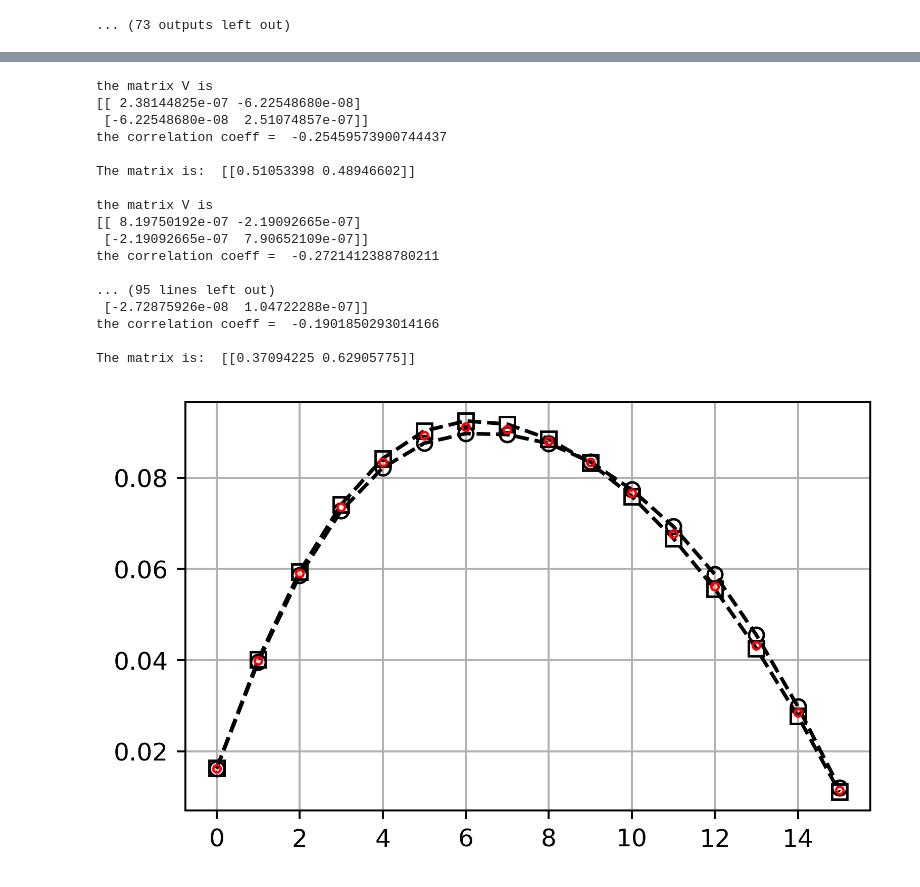
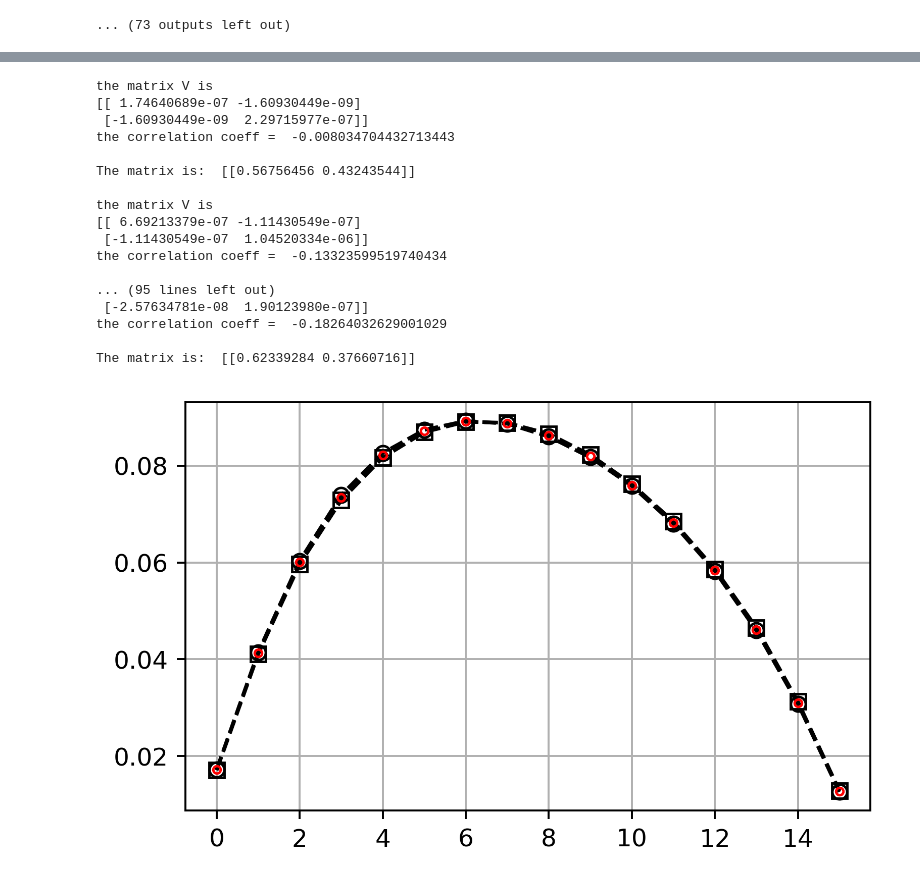
Before and after one commit to jfaulkner31/MonteCarloXenon, a Jupyter notebook: openmc_RIE/rie_simulation/rei.ipynb, the cells around one changed output, grey strips where cells are left out. Drawn from its saved outputs; the diff is of its cells as text; code cells hidden in the pictures.

```diff
--- a/openmc_RIE/rie_simulation/rei.ipynb
+++ b/openmc_RIE/rie_simulation/rei.ipynb
@@ -427,8 +427,3 @@ for idx, this_dt in enumerate(dt):
  Reading Gd152 from /home/jonathon/openmc_xs/endfb-vii.1-hdf5/neutron/Gd152.h5
  WARNING: Negative value(s) found on probability table for nuclide Eu156 at 600K
 ... (73 outputs left out)
-# %%
-import pickle as pkl
-with open('../chain_gen/FINAL_CHAIN.pkl', 'rb') as f:
-  fakefluxes, chain = pkl.load(f)
-fakefluxes
@@ -456,50 +430,50 @@ chain*16
 # %%
 
 regr = Regression()
-with open('results/res_s0_i0.pkl', 'rb') as f:
+with open('results/res_s2_i0.pkl', 'rb') as f:
   res0 = pkl.load(f)
-with open('results/res_s0_i1.pkl', 'rb') as f:
+with open('results/res_s2_i1.pkl', 'rb') as f:
   res1 = pkl.load(f)
 res0 = regr.normalize_res(res=res0, val=1.0)
 res1 = regr.normalize_res(res=res1, val=1.0)
 flux0 = regr.get_avg(res0, val=1.0)
 flux1 = regr.get_avg(res1, val=1.0)
 
 I = [flux0, flux1]
 res_list = [res0, res1]
 
 new = []
 coeffs = []
 for f in range(16):
   flux_f, coef = regr.get_new_I(N=500, start=500, F=res_list, I=I, f=f)
   new.append(flux_f[0][0])
   coeffs.append(coef)
 
 import matplotlib.pyplot as plt
 plt.figure(figsize=(5,3), dpi=350)
 plt.plot(flux0, 'ko--', markerfacecolor='none')
 plt.plot(flux1, 'ks--', markerfacecolor='none')
 plt.plot(new, 'r.', markerfacecolor='none')
 plt.grid()
 # %% [output]
 the matrix V is
-[[ 2.38144825e-07 -6.22548680e-08]
- [-6.22548680e-08  2.51074857e-07]]
-the correlation coeff =  -0.25459573900744437
+[[ 1.74640689e-07 -1.60930449e-09]
+ [-1.60930449e-09  2.29715977e-07]]
+the correlation coeff =  -0.008034704432713443
 
-The matrix is:  [[0.51053398 0.48946602]]
+The matrix is:  [[0.56756456 0.43243544]]
 
 the matrix V is
-[[ 8.19750192e-07 -2.19092665e-07]
- [-2.19092665e-07  7.90652109e-07]]
-the correlation coeff =  -0.2721412388780211
+[[ 6.69213379e-07 -1.11430549e-07]
+ [-1.11430549e-07  1.04520334e-06]]
+the correlation coeff =  -0.13323599519740434
 
 ... (95 lines left out)
- [-2.72875926e-08  1.04722288e-07]]
-the correlation coeff =  -0.1901850293014166
+ [-2.57634781e-08  1.90123980e-07]]
+the correlation coeff =  -0.18264032629001029
 
-The matrix is:  [[0.37094225 0.62905775]]
+The matrix is:  [[0.62339284 0.37660716]]
-[figure, old version]
+[figure, new version]
 # %%
 import matplotlib.pyplot as plt
 plt.figure(figsize=(5,3), dpi=350)
```
Also changed, not shown: parts of 4 cells of this notebook, 3 other files.
